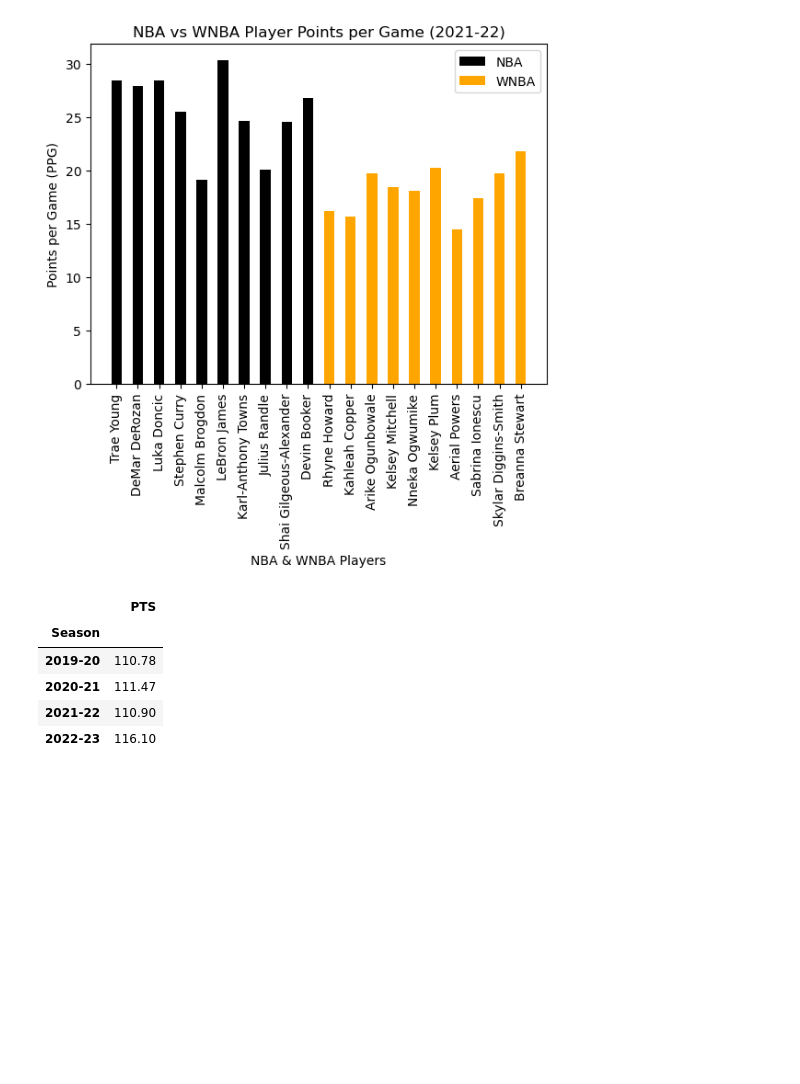
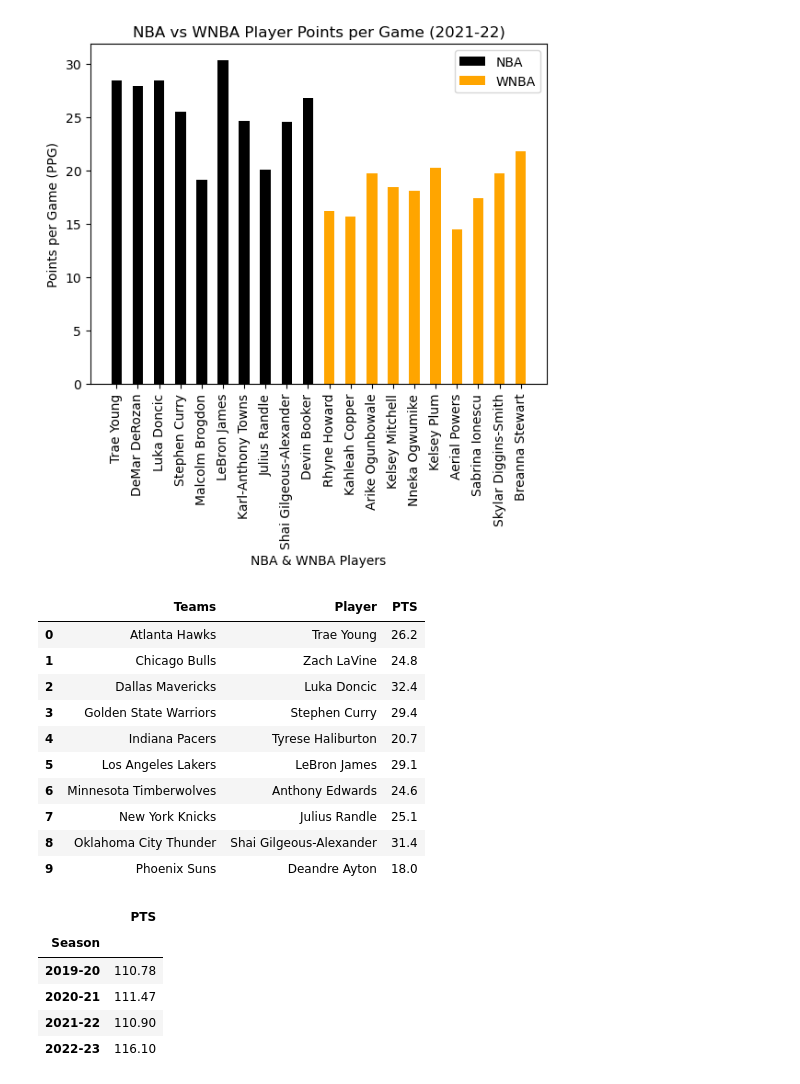
Before and after one commit to Hensonkk/NBA-VS-WNBA, a Jupyter notebook: NBA v WNBA data comparison.ipynb, the cells around one changed output. Drawn from its saved outputs; the diff is of its cells as text; code cells hidden in the pictures; blank space fills up the shorter version.

```diff
--- a/NBA v WNBA data comparison.ipynb
+++ b/NBA v WNBA data comparison.ipynb
@@ -266,3 +263,22 @@ w_tstats_19_20 = wnba_team_stats[wnba_team_stats["Season"] == "2019-20"]
+# %%
+m_stats_22_23 = nba_stats[nba_stats["Year"] == "2022-23"]
+w_stats_22_23 = wnba_stats[wnba_stats["Year"] == "2022-23"]
+# %%
+ms4 = m_stats_22_23.groupby(["Teams", "Player"])["PTS"].max()
+ms4 = ms4.groupby(level=0 , group_keys=False).nlargest(1).reset_index()
+ms4
+# %% [output]
+|  | Teams | Player | PTS |
+| 0 | Atlanta Hawks | Trae Young | 26.2 |
+| 1 | Chicago Bulls | Zach LaVine | 24.8 |
+| 2 | Dallas Mavericks | Luka Doncic | 32.4 |
+| 3 | Golden State Warriors | Stephen Curry | 29.4 |
+| 4 | Indiana Pacers | Tyrese Haliburton | 20.7 |
+| 5 | Los Angeles Lakers | LeBron James | 29.1 |
+| 6 | Minnesota Timberwolves | Anthony Edwards | 24.6 |
+| 7 | New York Knicks | Julius Randle | 25.1 |
+| 8 | Oklahoma City Thunder | Shai Gilgeous-Alexander | 31.4 |
+| 9 | Phoenix Suns | Deandre Ayton | 18.0 |
 # %%
 nba_all = nba_team_stats.groupby(["Season", "Team"])["PTS", "REB", "AST"].mean()
 # %%
```
Also changed, not shown: parts of 8 cells of this notebook, 2 other files.
